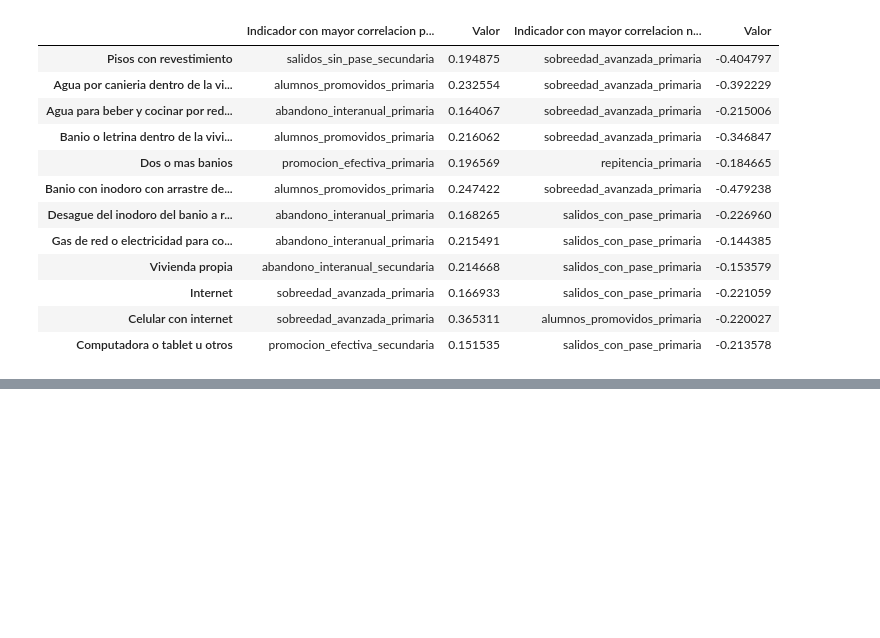
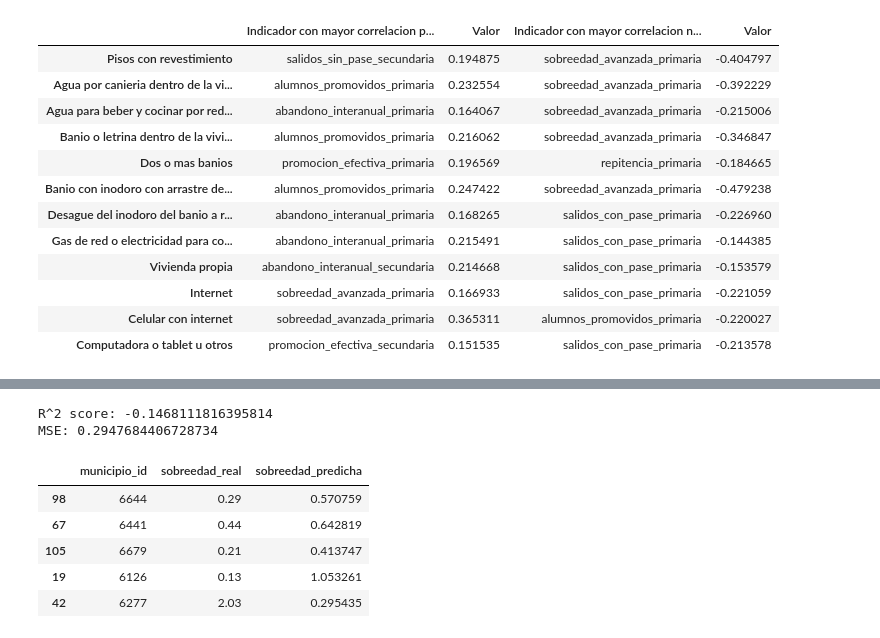
Before and after one commit to lmendezayl/uba-ldd-tp1, a Jupyter notebook: TP_1.ipynb, the cells around one changed output, grey strips where cells are left out. Cells and saved outputs as stored; diff of their text form; code cells hidden in the pictures; blank space fills up the shorter version.

```diff
--- a/TP_1.ipynb
+++ b/TP_1.ipynb
@@ -842,0 +864,38 @@ plt.show()
+# %%
+#Definimos las variables predictoras y el objetivo
+
+X = df[['Banio con inodoro con arrastre de agua',
+    'Pisos con revestimiento',
+    'Agua por canieria dentro de la vivienda',
+    'Banio o letrina dentro de la vivienda']]
+
+y = df['sobreedad_avanzada_primaria']
+
+#separamos en entrenamiento (85%) y testeo (15%)
+X_train, X_test, y_train, y_test = train_test_split(X, y, test_size=0.15, random_state=42)
+
+#creamos y entrenamos el modelo
+modelo = linear_model.LinearRegression(fit_intercept = False)
+modelo.fit(X_train, y_train)
+
+#predecimos sobre el 15% de testeo
+y_pred = modelo.predict(X_test)
+
+#evaluamos el modelo
+print("R^2 score:", r2_score(y_test, y_pred))
+print("MSE:", mean_squared_error(y_test, y_pred))
+
+#comparamos la predicción contra los valores reales por municipio
+resultados = df.loc[y_test.index, ['municipio_id']].copy()
+resultados['sobreedad_real'] = y_test.values
+resultados['sobreedad_predicha'] = y_pred
+display(resultados.head())
+# %% [output]
+R^2 score: -0.1468111816395814
+MSE: 0.2947684406728734
+|  | municipio_id | sobreedad_real | sobreedad_predicha |
+| 98 | 6644 | 0.29 | 0.570759 |
+| 67 | 6441 | 0.44 | 0.642819 |
+| 105 | 6679 | 0.21 | 0.413747 |
+| 19 | 6126 | 0.13 | 1.053261 |
+| 42 | 6277 | 2.03 | 0.295435 |
```
Also changed, not shown: parts of 29 cells of this notebook.
